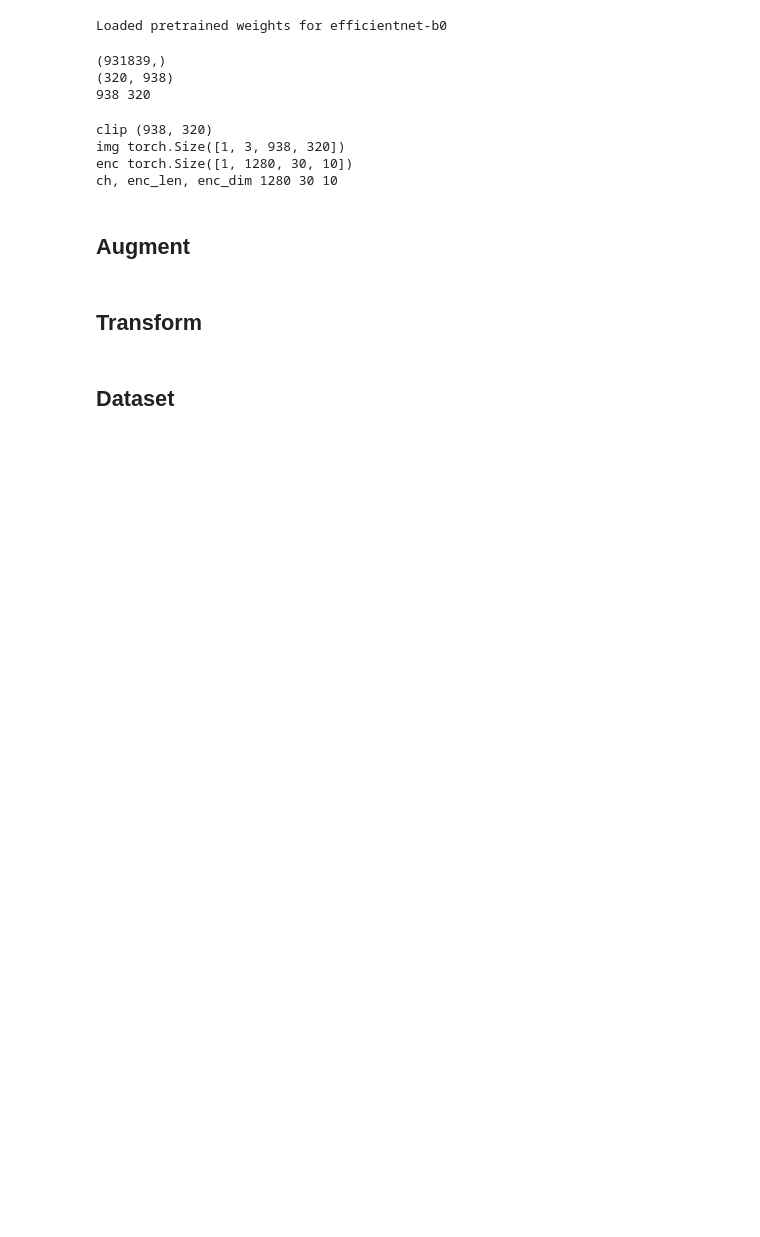
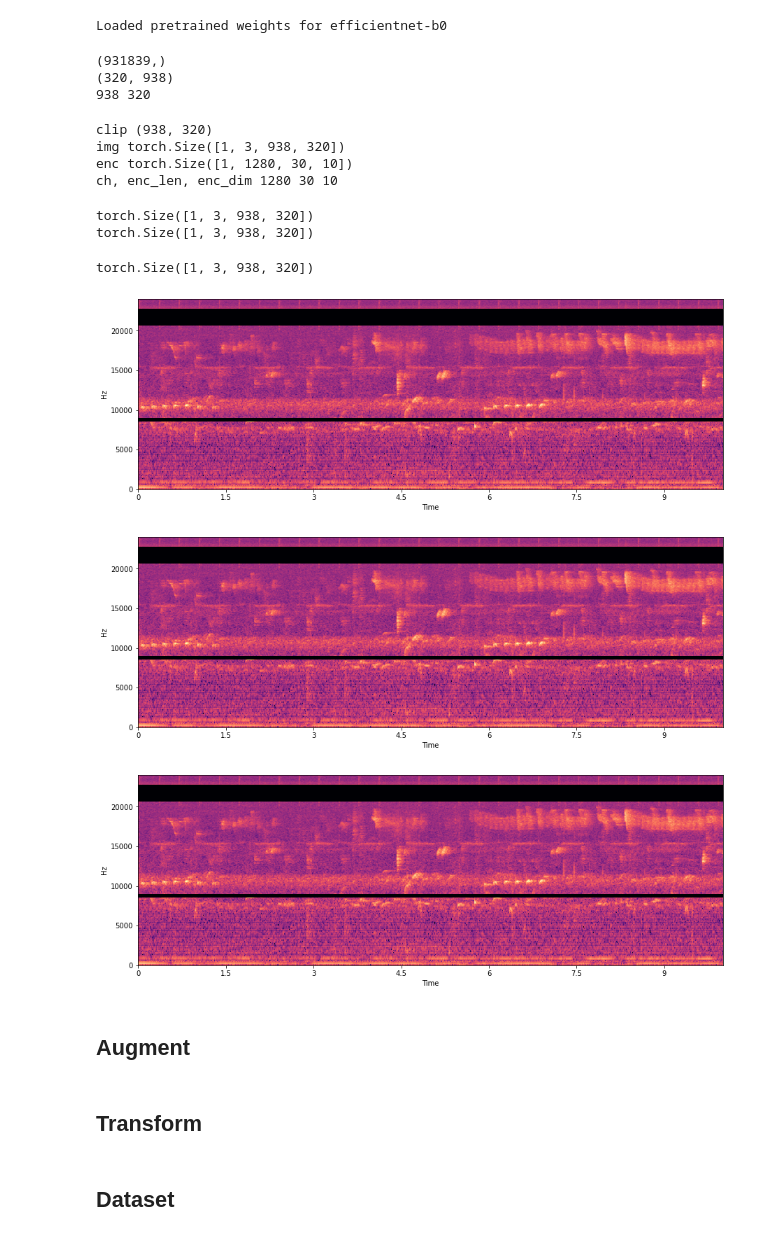
Before and after one commit to tatsuya-takahashi/Rainforest-Connection-Species-Audio-Detection, a Jupyter notebook: src/train.ipynb, the cells around one changed output. Drawn from its saved outputs; the diff is of its cells as text; code cells hidden in the pictures; blank space fills up the shorter version.

```diff
--- a/src/train.ipynb
+++ b/src/train.ipynb
@@ -218,3 +226,46 @@ set_seed(config.SEED)
+# %%
+print(img.shape)
+print(spec_augmenter(img).shape)
+# %% [output]
+torch.Size([1, 3, 938, 320])
+torch.Size([1, 3, 938, 320])
+# %%
+# stacking
+img = torch.from_numpy(np.array([
+        [clip],[clip],[clip]
+    ])).float().transpose(0, 1)
+
+print(img.shape)
+
+
+s_img = spec_augmenter(img)
+
+fig, ax = plt.subplots(figsize=(15, 5))
+figure1ch = librosa.display.specshow(
+    s_img.numpy()[0][0].T,
+    sr=48000,
+    x_axis='time',
+    y_axis='linear',
+    ax=ax)
+fig, ax = plt.subplots(figsize=(15, 5))
+figure2ch = librosa.display.specshow(
+    s_img.numpy()[0][1].T,
+    sr=48000,
+    x_axis='time',
+    y_axis='linear',
+    ax=ax)
+fig, ax = plt.subplots(figsize=(15, 5))
+figure3ch = librosa.display.specshow(
+    s_img.numpy()[0][2].T,
+    sr=48000,
+    x_axis='time',
+    y_axis='linear',
+    ax=ax)
+# %% [output]
+torch.Size([1, 3, 938, 320])
+[figure, added]
+[figure, added]
+[figure, added]
 # %% [markdown]
 ## Augment
 # %%
```
Also changed, not shown: parts of 9 cells of this notebook, 7 other files.
